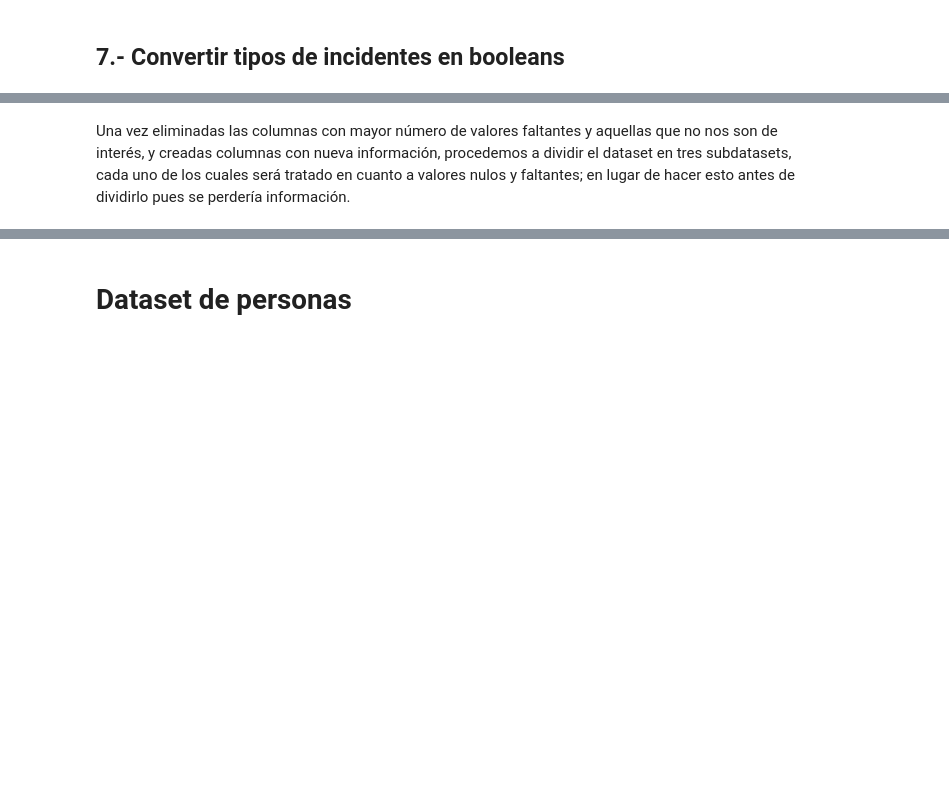
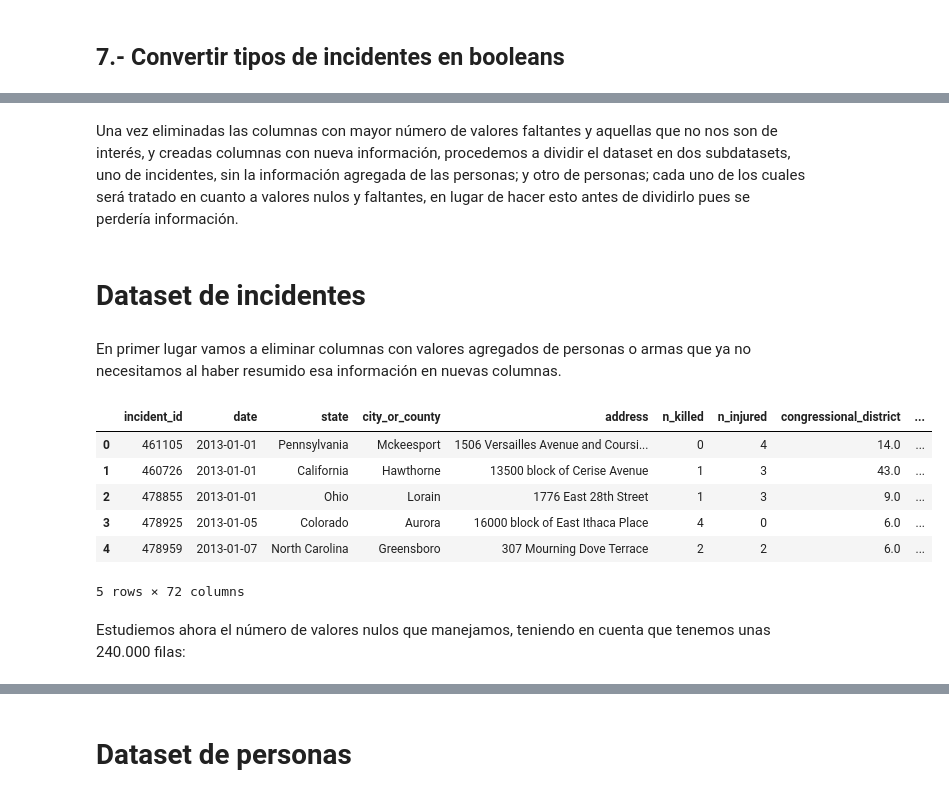
Before and after one commit to LuisG0/gun_violence_dataset, a Jupyter notebook: preprocessing_fer.ipynb, the cells around one changed output, grey strips where cells are left out. Saved outputs shown, nothing was run; the diff lists cells and outputs as text; code cells hidden in the pictures; blank space fills up the shorter version.

```diff
--- a/preprocessing_fer.ipynb
+++ b/preprocessing_fer.ipynb
@@ -259,7 +265,7 @@ def print_not_considered_gun_stolen(cell):
     else:
         return "Unknown"
 
-DATOS["stolen_gun_involved"] = DATOS['gun_stolen'].apply(print_not_considered_gun_stolen)
+incidents["stolen_gun_involved"] = incidents['gun_stolen'].apply(print_not_considered_gun_stolen)
 # %% [markdown]
 ## 5.- Crear boolean minors_involved
 # %%
@@ -269,9 +275,9 @@ def print_not_considered_participant_age_group(cell):
     else:
         return None
 
-DATOS['participant_age_group'].apply(print_not_considered_participant_age_group)
+incidents['participant_age_group'].apply(print_not_considered_participant_age_group)
 
-DATOS["minors_involved"] = DATOS['participant_age_group'].apply(get_contains_multiple, values=['teen 12-17', 'child 0-11'])
+incidents["minors_involved"] = incidents['participant_age_group'].apply(get_contains_multiple, values=['teen 12-17', 'child 0-11'])
 # %% [markdown]
 ## 6.- Porcentaje de mujeres involucradas
 # %%
@@ -285,23 +291,23 @@ def get_female_percentage(cell):
     else:
         return None
 
-DATOS["women_percentage"] = DATOS['participant_gender'].apply(get_female_percentage)
+incidents["women_percentage"] = incidents['participant_gender'].apply(get_female_percentage)
 # %% [markdown]
 ## 7.- Convertir tipos de incidentes en booleans
 # %%
 def get_incident_types():
     return [
                                     'Domestic Violence'.lower(),
-                                        'Drive-by'.lower(),
-                                        'Gang involvement'.lower(),
-                                        'Home Invasion'.lower(),
-                                        'Institution/Group/Business'.lower(),
-                                        'Shooting'.lower(),
-                                        'Murder'.lower(),
-                                        'Officer Involved'.lower(),
-                                        'Possession'.lower(),
-                                        'Shot'.lower(),
-                                        'Suicide'.lower(),
+                                    'Drive-by'.lower(),
+                                    'Gang involvement'.lower(),
+                                    'Home Invasion'.lower(),
+                                    'Institution/Group/Business'.lower(),
+                                    'Shooting'.lower(),
+                                    'Murder'.lower(),
+                                    'Officer Involved'.lower(),
+                                    'Possession'.lower(),
+                                    'Shot'.lower(),
+                                    'Suicide'.lower(),
                                     'Drug involvement'.lower(),
                                     'Stolen/Illegally owned gun'.lower(),
                                     'Bar/club incident'.lower(),
@@ -347,7 +353,6 @@ def get_incident_types():
                                     'Gun buy back action'.lower()
                                 ]
 
-# Antes de nada, comprobamos que no existen más valores en la columna participant_type, exceptuando Victim y subject-suspect
 def print_not_considered_incident_characteristics(cell):
     if not pd.isnull(cell):
         incident_types = get_incident_types()
@@ -357,7 +362,7 @@ def print_not_considered_incident_characteristics(cell):
     else:
         return None
 
-DATOS['incident_characteristics'].apply(print_not_considered_incident_characteristics)
+incidents['incident_characteristics'].apply(print_not_considered_incident_characteristics)
 
 for incident_type in get_incident_types():
-    DATOS[incident_type] = DATOS['incident_characteristics'].apply(get_contains, value=incident_type)
+    incidents[incident_type] = incidents['incident_characteristics'].apply(get_contains, value=incident_type)
@@ -377,2 +369,20 @@ DATOS.head()
 # %% [markdown]
-Una vez eliminadas las columnas con mayor número de valores faltantes y aquellas que no nos son de interés, y creadas columnas con nueva información, procedemos a dividir el dataset en tres subdatasets, cada uno de los cuales será tratado en cuanto a valores nulos y faltantes; en lugar de hacer esto antes de dividirlo pues se perdería información.
+Una vez eliminadas las columnas con mayor número de valores faltantes y aquellas que no nos son de interés, y creadas columnas con nueva información, procedemos a dividir el dataset en dos subdatasets, uno de incidentes, sin la información agregada de las personas; y otro de personas; cada uno de los cuales será tratado en cuanto a valores nulos y faltantes, en lugar de hacer esto antes de dividirlo pues se perdería información.
+# %% [markdown]
+# Dataset de incidentes
+# %% [markdown]
+En primer lugar vamos a eliminar columnas con valores agregados de personas o armas que ya no necesitamos al haber resumido esa información en nuevas columnas.
+# %%
+processed_incidents = incidents.copy(deep=True)
+del processed_incidents["gun_stolen"], processed_incidents["gun_type"], processed_incidents["incident_characteristics"], processed_incidents["participant_age"], processed_incidents["participant_age_group"], processed_incidents["participant_gender"], processed_incidents["participant_name"], processed_incidents["participant_status"], processed_incidents["participant_type"]
+processed_incidents.head()
+# %% [output]
+|  | incident_id | date | state | city_or_county | address | n_killed | n_injured | congressional_district | ... |
+| 0 | 461105 | 2013-01-01 | Pennsylvania | Mckeesport | 1506 Versailles Avenue and Coursi... | 0 | 4 | 14.0 | ... |
+| 1 | 460726 | 2013-01-01 | California | Hawthorne | 13500 block of Cerise Avenue | 1 | 3 | 43.0 | ... |
+| 2 | 478855 | 2013-01-01 | Ohio | Lorain | 1776 East 28th Street | 1 | 3 | 9.0 | ... |
+| 3 | 478925 | 2013-01-05 | Colorado | Aurora | 16000 block of East Ithaca Place | 4 | 0 | 6.0 | ... |
+| 4 | 478959 | 2013-01-07 | North Carolina | Greensboro | 307 Mourning Dove Terrace | 2 | 2 | 6.0 | ... |
+5 rows × 72 columns
+# %% [markdown]
+Estudiemos ahora el número de valores nulos que manejamos, teniendo en cuenta que tenemos unas 240.000 filas:
```
Also changed, not shown: parts of 35 cells of this notebook.
